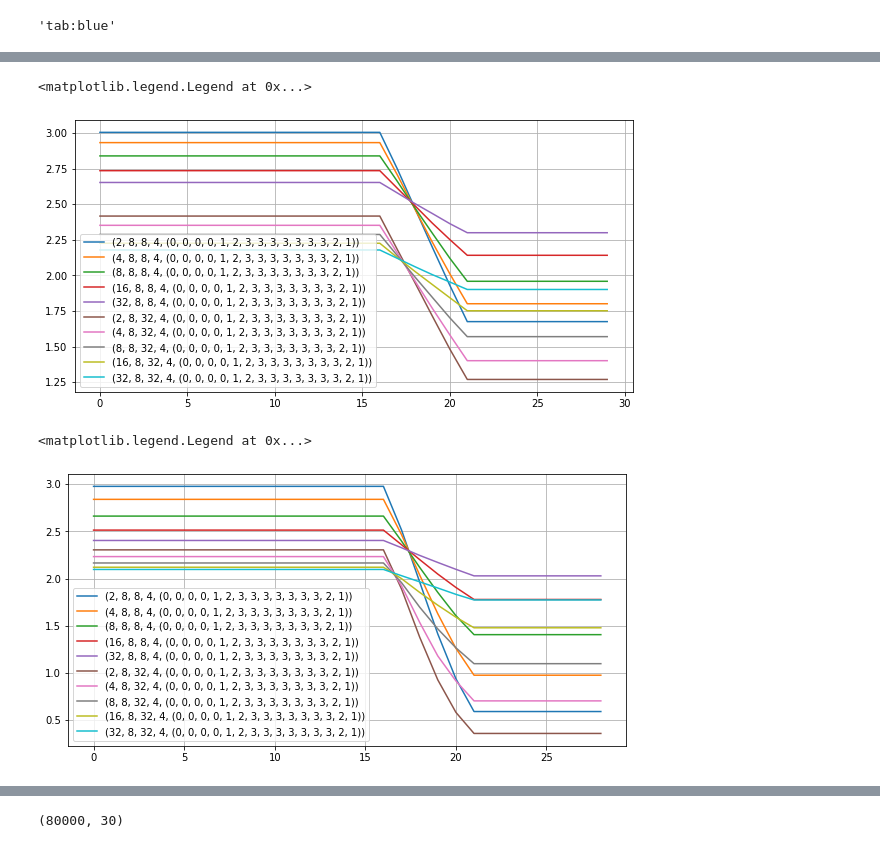
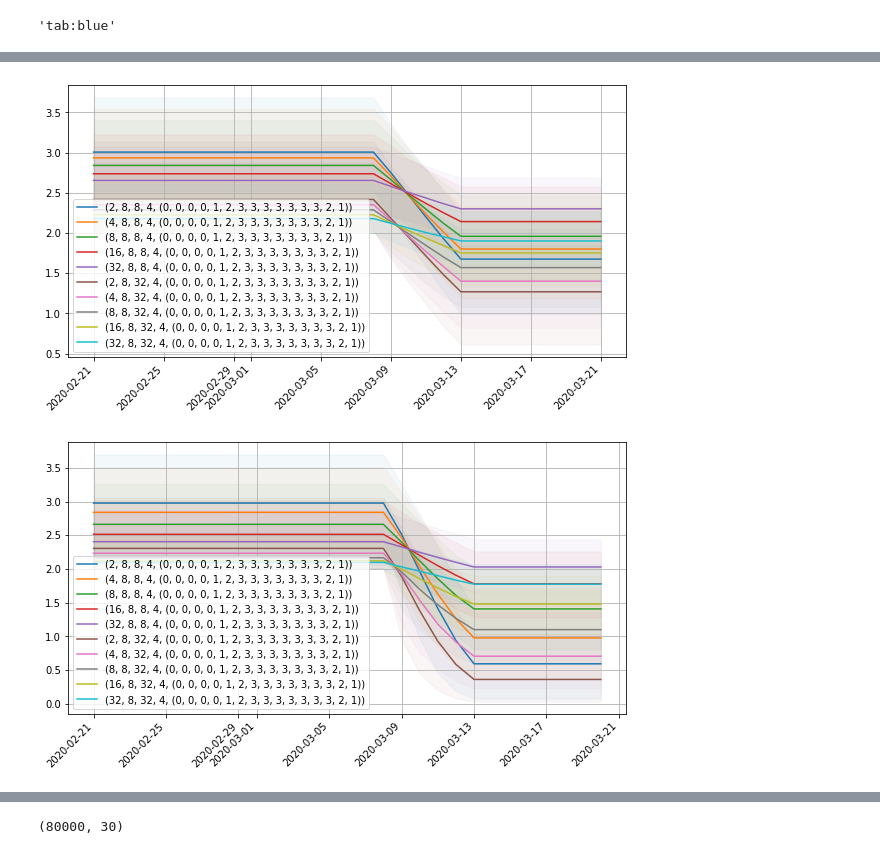
Before and after one commit to usamec/covid_past, a Jupyter notebook: Simul parameter variations.ipynb, the cells around one changed output, grey strips where cells are left out. Drawn from its saved outputs; the diff is of its cells as text; code cells hidden in the pictures.

```diff
--- a/Simul parameter variations.ipynb
+++ b/Simul parameter variations.ipynb
@@ -158,3 +164,7 @@ Auto-assigning NUTS sampler...
 Initializing NUTS using jitter+adapt_diag...
 Multiprocess sampling (4 chains in 2 jobs)
 NUTS: [day_beta_29, day_import_29, day_beta_28, day_import_28, day_beta_27, day_import_27, day_beta_26, day_import_26, day_beta_25, day_import_25, day_beta_24, day_import_24, day_beta_23, day_import_2 ...
+# %%
+new_results2 = {}
+for s in settings:
+    new_results2[s] = run_simul(SK_CASES_BY_DAY, INTERVENTION_DAYS, *s)
@@ -161,19 +189,22 @@ NUTS: [day_beta_29, day_import_29, day_beta_28, day_import_28, day_beta_27, day_
 # %%
 plt.rcParams['figure.figsize'] = [10, 5]
 # %%
-def plot_trace(trace, key, label, color, error_bands=True):
-    plt.plot(np.median(trace[key], axis=0), label=label, color=color)
-    if error_bands:
-        plt.fill_between(np.arange(trace[key].shape[1]), np.percentile(trace[key], 2.5, axis=0), np.percentile(trace[key], 97.5, axis=0), alpha=0.1,  color=color)
-        plt.fill_between(np.arange(trace[key].shape[1]), np.percentile(trace[key], 25, axis=0), np.percentile(trace[key], 75, axis=0), alpha=0.1,  color=color)
+def plot_trace(trace, key, label, color, alpha75=0.1, alpha95=0.1):
+    our_dates = DATES[:trace[key].shape[1]]
+    plt.plot(our_dates, np.median(trace[key], axis=0), label=label, color=color)
+    plt.fill_between(our_dates, np.percentile(trace[key], 2.5, axis=0), np.percentile(trace[key], 97.5, axis=0), alpha=alpha95,  color=color)
+    plt.fill_between(our_dates, np.percentile(trace[key], 25, axis=0), np.percentile(trace[key], 75, axis=0), alpha=alpha75,  color=color)
 
 
 old_trace = old_results[(8, 8, 8, 4, (0,0,0,0,1,2,3,3,3,3,3,3,3,2,1))]
 trace = new_results[(8, 8, 8, 4, (0,0,0,0,1,2,3,3,3,3,3,3,3,2,1))]
 plot_trace(trace, "daily", label="expected daily cases with 21th march", color="blue")
 plot_trace(old_trace, "daily", label="expected daily cases without 21th march", color="orange")
-plt.plot((SK_CASES_BY_DAY), label="reported cases", color="green")
+plt.plot(DATES, (SK_CASES_BY_DAY), label="reported cases", color="green")
 plt.yscale("log")
 plt.legend()
 plt.grid()
+for l in plt.axes().get_xticklabels():
+    l.set_rotation(45)
+    l.set_horizontalalignment('right')
 # %% [output]
@@ -181,8 +212,13 @@ plt.grid()
 # %%
 old_trace = old_results[(8, 8, 8, 4, (0,0,0,0,1,2,3,3,3,3,3,3,3,2,1))]
 trace = new_results[(8, 8, 8, 4, (0,0,0,0,1,2,3,3,3,3,3,3,3,2,1))]
+trace2 = new_results2[(8, 8, 8, 4, (0,0,0,0,1,2,3,3,3,3,3,3,3,2,1))]
 plot_trace(trace, "R", label="expected daily R with 21th march", color="blue")
 plot_trace(old_trace, "R", label="expected daily R without 21th march", color="orange")
+plot_trace(trace2, "R", label="expected daily R with 22th march", color="green")
 plt.legend()
 plt.grid()
+for l in plt.axes().get_xticklabels():
+    l.set_rotation(45)
+    l.set_horizontalalignment('right')
 # %% [output]
@@ -192,3 +228,11 @@ colors = list(mcolors.TABLEAU_COLORS.keys())
 colors[0]
 # %% [output]
 'tab:blue'
+# %%
+for i, (x, trace) in enumerate(new_results2.items()):
+    plot_trace(trace, "R", label=str(x), color=colors[i], alpha75=0, alpha95=0.05)
+plt.grid(True)
+plt.legend()
+for l in plt.axes().get_xticklabels():
+    l.set_rotation(45)
+    l.set_horizontalalignment('right')
@@ -195,16 +241,20 @@ colors[0]
 # %%
 for i, (x, trace) in enumerate(new_results.items()):
-    plot_trace(trace, "R", label=str(x), color=colors[i], error_bands=False)
+    plot_trace(trace, "R", label=str(x), color=colors[i], alpha75=0, alpha95=0.05)
 plt.grid(True)
 plt.legend()
+for l in plt.axes().get_xticklabels():
+    l.set_rotation(45)
+    l.set_horizontalalignment('right')
 # %% [output]
-<matplotlib.legend.Legend at 0x...>
-[figure, old version]
+[figure, new version]
 # %%
 for i, (x, trace) in enumerate(old_results.items()):
-    plot_trace(trace, "R", label=str(x), color=colors[i], error_bands=False)
+    plot_trace(trace, "R", label=str(x), color=colors[i], alpha75=0, alpha95=0.05)
 plt.grid(True)
 plt.legend()
+for l in plt.axes().get_xticklabels():
+    l.set_rotation(45)
+    l.set_horizontalalignment('right')
 # %% [output]
-<matplotlib.legend.Legend at 0x...>
-[figure, old version]
+[figure, new version]
```
Also changed, not shown: parts of 11 cells of this notebook.
